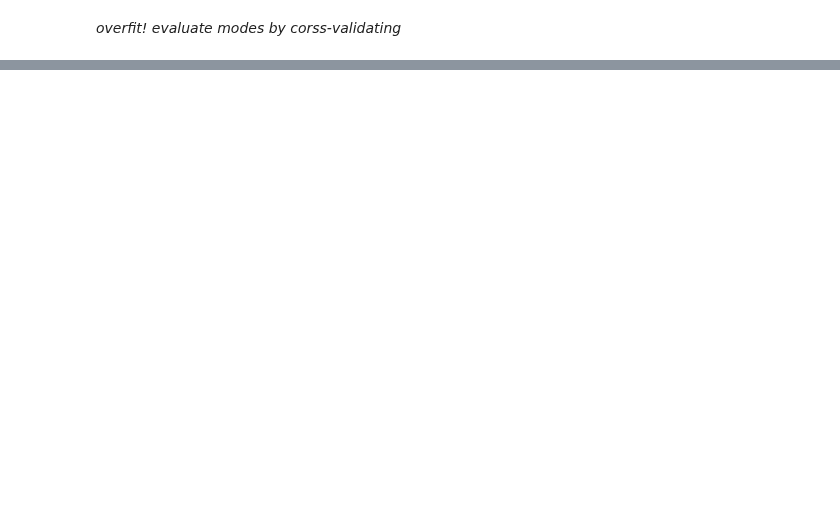
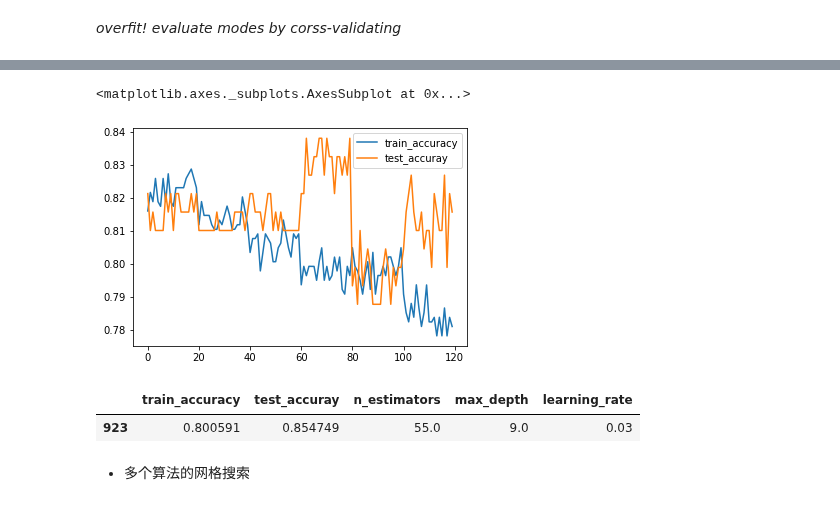
Before and after one commit to GoldenRaven/MachineLearning_notebook, a Jupyter notebook: Kaggle_Titanic.ipynb, the cells around one changed output, grey strips where cells are left out. Cells and saved outputs as stored; diff of their text form; code cells hidden in the pictures; blank space fills up the shorter version.

```diff
--- a/Kaggle_Titanic.ipynb
+++ b/Kaggle_Titanic.ipynb
@@ -544,0 +615,25 @@ array([[0, 1, 2],
+# %%
+error_grid2 = pd.DataFrame()#columns = ['train_accuracy', 'test_accuray', 'params'])
+ind = 0
+gbdt = GradientBoostingClassifier()
+param_grid = {'n_estimators': range(2, 60),
+             'max_depth': range(2, 10),
+             'learning_rate': [0.01, 0.03, 0.1, 0.2, 0.3]
+             }
+from sklearn.model_selection import GridSearchCV
+grid_search = GridSearchCV(gbdt, param_grid, cv=5, scoring='accuracy')
+grid_search.fit(X_train, y_train)
+# r2_score(grid_search.best_estimators_.predict(X_test), y_test)
+cv_results = grid_search.cv_results_
+
+for mean_score, param in zip(cv_results['mean_test_score'], cv_results['params']):
+#     error_grid.loc[ind, 'scorer'] = grid_search.scorer_
+    error_grid2.loc[ind, 'train_accuracy'] = mean_score
+    model = gbdt.set_params(**param)
+    model.fit(X_train, y_train)
+    error_grid2.loc[ind, 'test_accuray'] = model.score(X_test, y_test)
+    error_grid2.loc[ind, 'n_estimators'] = param['n_estimators']
+    error_grid2.loc[ind, 'max_depth'] = param['max_depth']
+    error_grid2.loc[ind, 'learning_rate'] = param['learning_rate']
+    ind += 1
+error_grid2
@@ -544,0 +654,12 @@ array([[0, 1, 2],
+# %%
+error_grid2.plot(kind='line')
+# %% [output]
+<matplotlib.axes._subplots.AxesSubplot at 0x...>
+[figure, added]
+# %%
+    error_grid2[error_grid2.test_accuray == error_grid2.test_accuray.max()]
+# %% [output]
+|  | train_accuracy | test_accuray | n_estimators | max_depth | learning_rate |
+| 923 | 0.800591 | 0.854749 | 55.0 | 9.0 | 0.03 |
+# %% [markdown]
+- 多个算法的网格搜索
```
Also changed, not shown: parts of 31 cells of this notebook, 1 other file.
